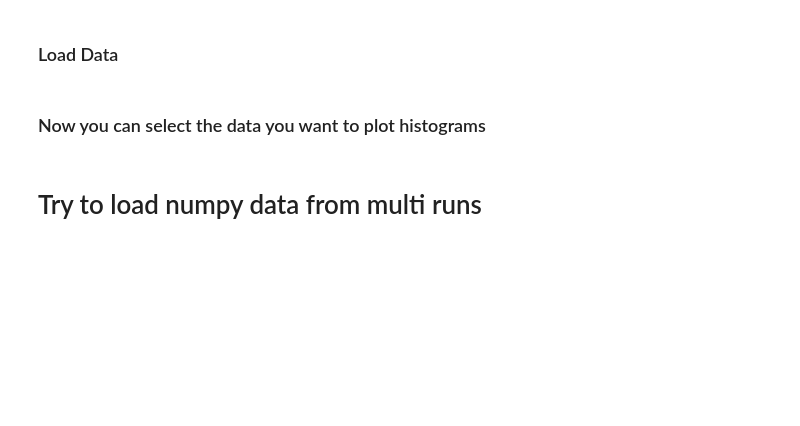
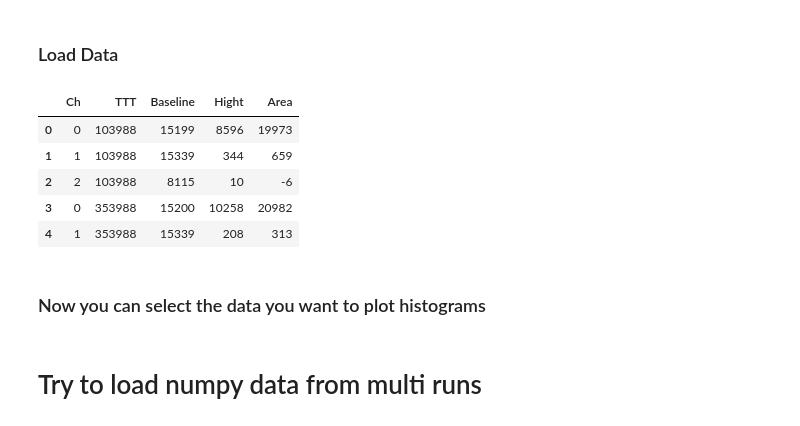
Before and after one commit to Westlake-University-Lsc-lab/ProcessLocalData, a Jupyter notebook: plot_example.ipynb, the cells around one changed output. Cells and saved outputs as stored; diff of their text form; code cells hidden in the pictures; blank space fills up the shorter version.

```diff
--- a/plot_example.ipynb
+++ b/plot_example.ipynb
@@ -8,9 +8,17 @@ from matplotlib.colors import LogNorm
 ### Load Data
 # %%
 #file = '/home/yjj/ProcessLocalData/outnpy/LV2415_anodereadout_LV2414_dualreadout_20240821_LED_1.7V_11ns_400_ratio_run.h5'
-file = '/home/yjj/ProcessLocalData/outnpy/LV2415_anodereadout_LV2414_dualreadout_20240821_LED_1.7V_10ns_400_ratio_run.h5'
+#file = '/home/yjj/ProcessLocalData/outnpy/LV2415_anodereadout_LV2414_dualreadout_20240821_LED_1.7V_10ns_400_ratio_run.h5'
+file = 'outnpy/LV2415_anodereadout_LV2414_dualreadout_20240821_LED_1.7V_15ns_400_ratio_run.h5py'
 df = pd.read_hdf(file, key='winfo')
 df.head()
+# %% [output]
+|  | Ch | TTT | Baseline | Hight | Area |
+| 0 | 0 | 103988 | 15199 | 8596 | 19973 |
+| 1 | 1 | 103988 | 15339 | 344 | 659 |
+| 2 | 2 | 103988 | 8115 | 10 | -6 |
+| 3 | 0 | 353988 | 15200 | 10258 | 20982 |
+| 4 | 1 | 353988 | 15339 | 208 | 313 |
 # %% [markdown]
 ### Now you can select the data you want to plot histograms
 # %%
```
Also changed, not shown: parts of 2 cells of this notebook.
